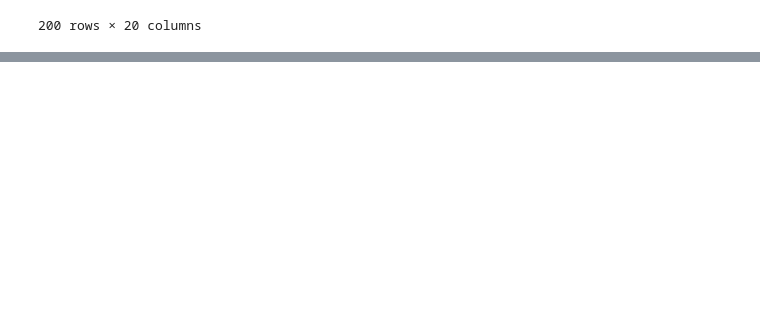
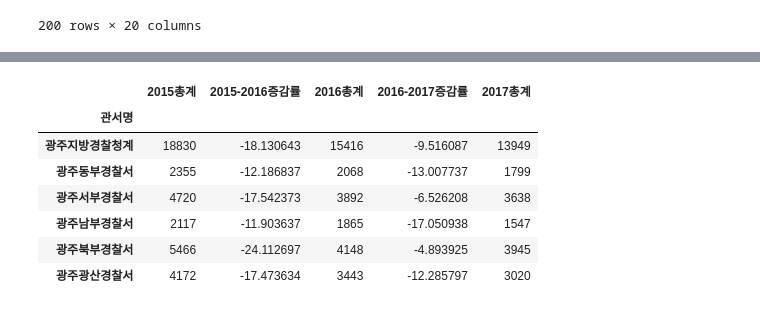
Before and after one commit to windycar/LG_DX_School, a Jupyter notebook: 2.LGDX_python_library/Practice_Code/ex04_pandas_Deeping_sort.ipynb, the cells around one changed output, grey strips where cells are left out. Saved outputs shown, nothing was run; the diff lists cells and outputs as text; code cells hidden in the pictures; blank space fills up the shorter version.

```diff
--- a/2.LGDX_python_library/Practice_Code/ex04_pandas_Deeping_sort.ipynb
+++ b/2.LGDX_python_library/Practice_Code/ex04_pandas_Deeping_sort.ipynb
@@ -425,0 +645,5 @@ hr
+# %%
+## 다른 풀이
+crime_cols = ['살인', '강도', '강간·강제추행', '절도', '폭력']
+a_index=a2015.index.unique()
+total1=pd.DataFrame(index=a_index)
@@ -425,0 +672,23 @@ hr
+# %%
+sum_2015 = a2015[a2015['구분'] == '발생건수'][crime_cols].sum(axis=1)
+sum_2016=a2016[a2016['구분'] == '발생건수'][crime_cols ].sum(axis=1)
+sum_2017=a2017[a2017['구분'] == '발생건수'][crime_cols ].sum(axis=1)
+a2015_2016=(sum_2016-sum_2015)/sum_2015*100
+a2016_2017=(sum_2017-sum_2016)/sum_2016*100
+# %%
+total1['2015총계']=sum_2015
+total1['2015-2016증감률']=a2015_2016
+total1['2016총계']=sum_2016
+total1['2016-2017증감률']=a2016_2017
+total1['2017총계']=sum_2017
+# %%
+total1
+# %% [output]
+|  | 2015총계 | 2015-2016증감률 | 2016총계 | 2016-2017증감률 | 2017총계 |
+| 관서명 |  |  |  |  |  |
+| 광주지방경찰청계 | 18830 | -18.130643 | 15416 | -9.516087 | 13949 |
+| 광주동부경찰서 | 2355 | -12.186837 | 2068 | -13.007737 | 1799 |
+| 광주서부경찰서 | 4720 | -17.542373 | 3892 | -6.526208 | 3638 |
+| 광주남부경찰서 | 2117 | -11.903637 | 1865 | -17.050938 | 1547 |
+| 광주북부경찰서 | 5466 | -24.112697 | 4148 | -4.893925 | 3945 |
+| 광주광산경찰서 | 4172 | -17.473634 | 3443 | -12.285797 | 3020 |
```
Also changed, not shown: parts of 37 cells of this notebook, 8 other files.
